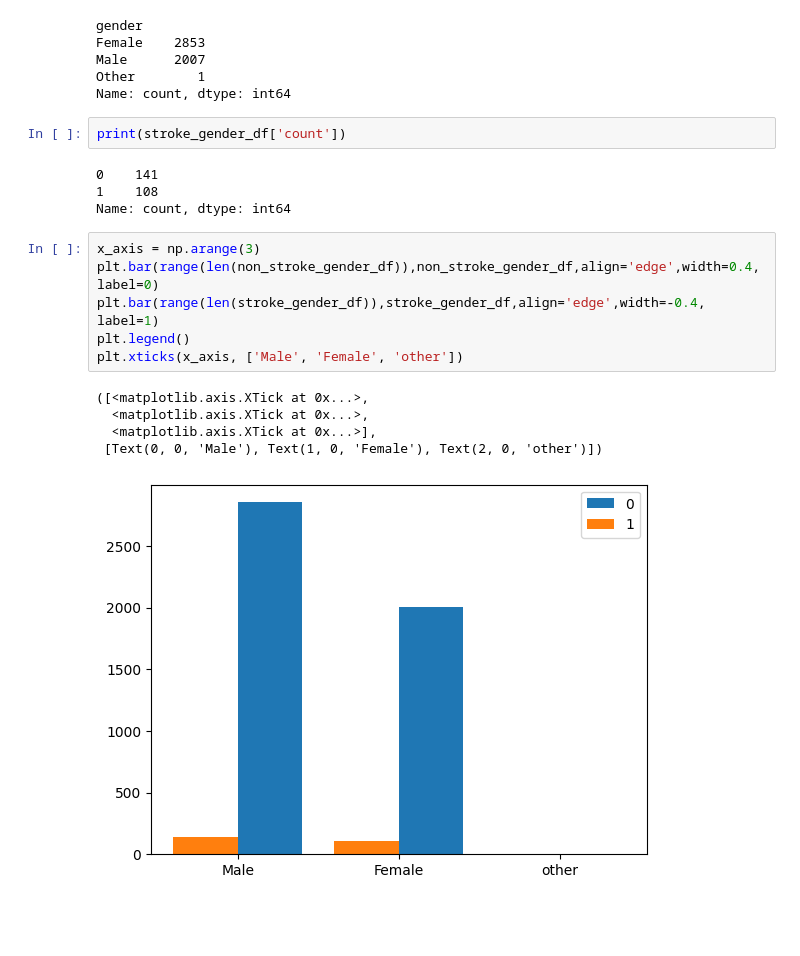
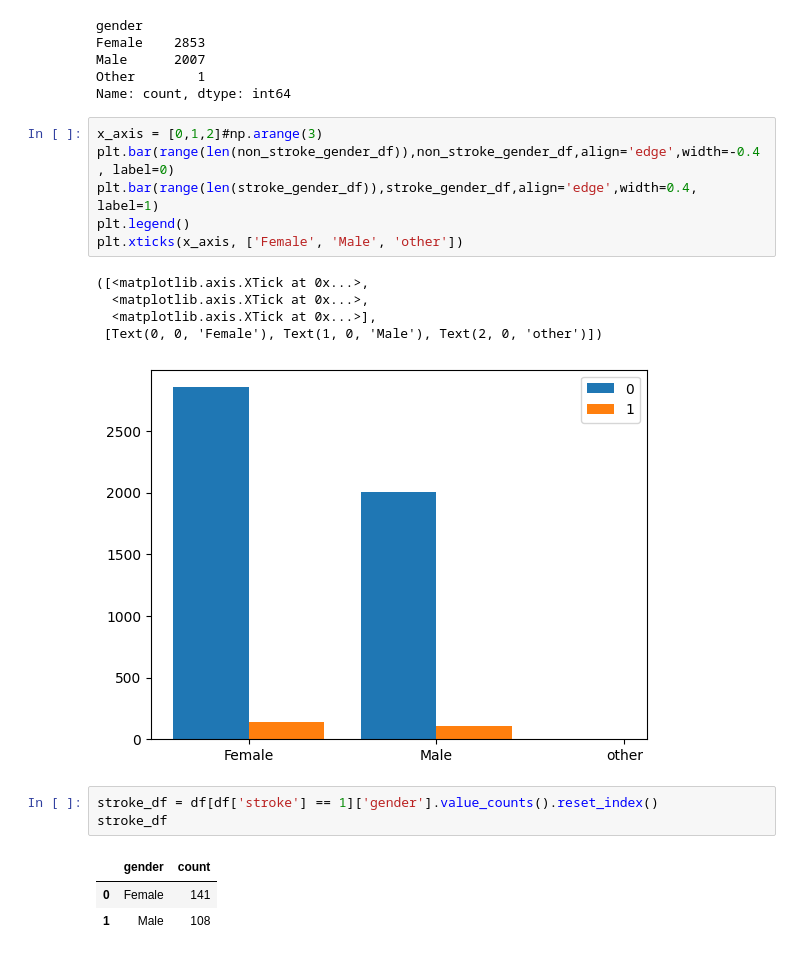
Before and after one commit to Anik-Mushfik/OOP-Theory, a Jupyter notebook: Exams/BC_CT/CT_4.ipynb, the cells around one changed output. Cells and saved outputs as stored; diff of their text form; blank space fills up the shorter version.

```diff
--- a/Exams/BC_CT/CT_4.ipynb
+++ b/Exams/BC_CT/CT_4.ipynb
@@ -64,21 +64,22 @@ Female    2853
 Male      2007
 Other        1
 Name: count, dtype: int64
-# %%
-print(stroke_gender_df['count'])
-# %% [output]
-0    141
-1    108
-Name: count, dtype: int64
 # %%
-x_axis = np.arange(3)
-plt.bar(range(len(non_stroke_gender_df)),non_stroke_gender_df,align='edge',width=0.4, label=0)
-plt.bar(range(len(stroke_gender_df)),stroke_gender_df,align='edge',width=-0.4, label=1)
+x_axis = [0,1,2]#np.arange(3)
+plt.bar(range(len(non_stroke_gender_df)),non_stroke_gender_df,align='edge',width=-0.4, label=0)
+plt.bar(range(len(stroke_gender_df)),stroke_gender_df,align='edge',width=0.4, label=1)
 plt.legend()
-plt.xticks(x_axis, ['Male', 'Female', 'other'])
+plt.xticks(x_axis, ['Female', 'Male', 'other'])
 # %% [output]
 ([<matplotlib.axis.XTick at 0x...>,
   <matplotlib.axis.XTick at 0x...>,
   <matplotlib.axis.XTick at 0x...>],
- [Text(0, 0, 'Male'), Text(1, 0, 'Female'), Text(2, 0, 'other')])
+ [Text(0, 0, 'Female'), Text(1, 0, 'Male'), Text(2, 0, 'other')])
-[figure, old version]
+[figure, new version]
+# %%
+stroke_df = df[df['stroke'] == 1]['gender'].value_counts().reset_index()
+stroke_df
+# %% [output]
+|  | gender | count |
+| 0 | Female | 141 |
+| 1 | Male | 108 |
```
Also changed, not shown: parts of 10 cells of this notebook, 1 other file.
